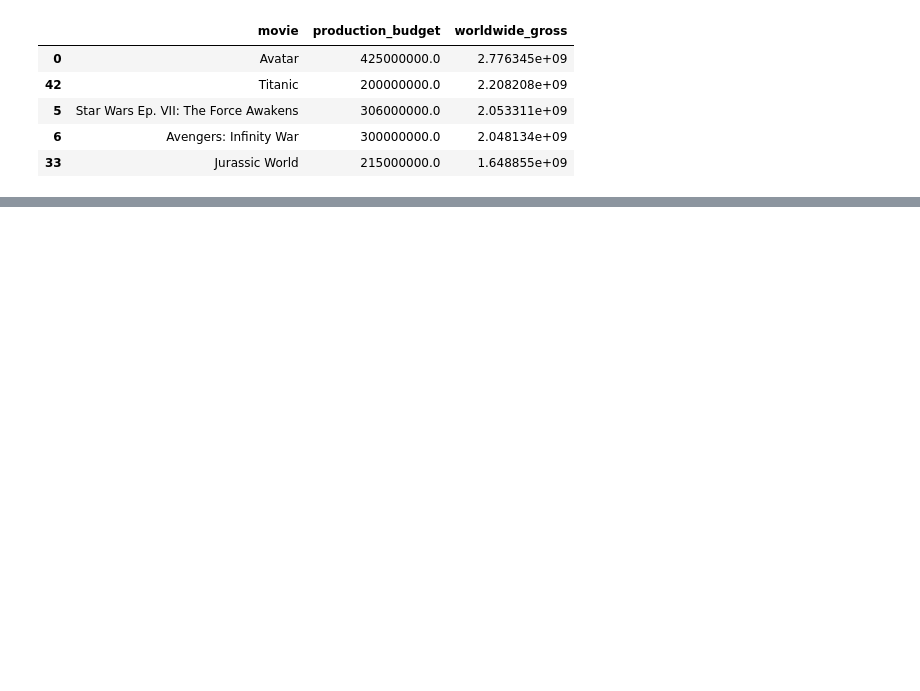
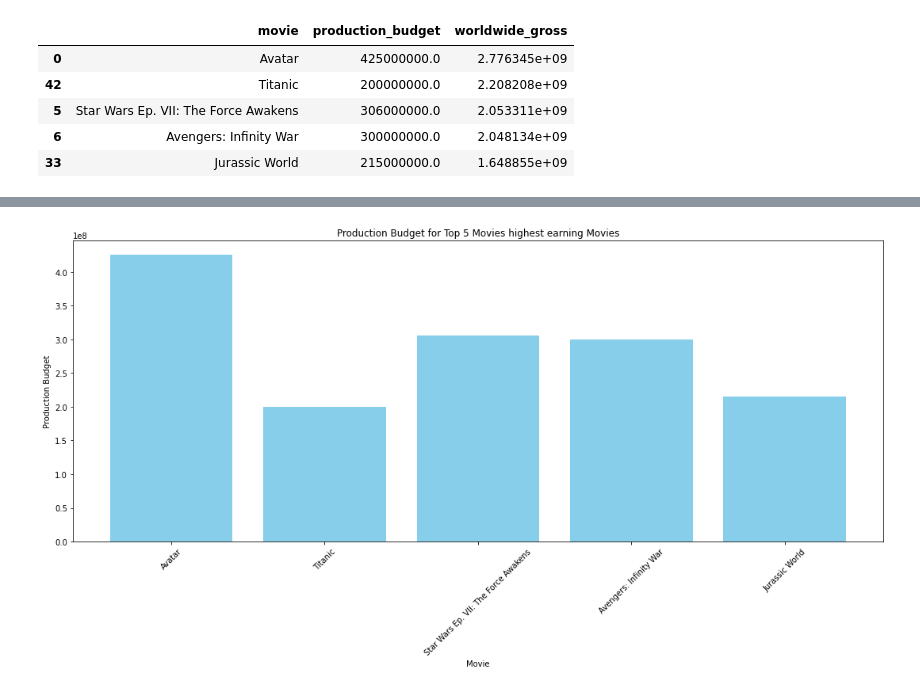
Before and after one commit to EdwinMbuthia/Project1, a Jupyter notebook: index.ipynb, the cells around one changed output, grey strips where cells are left out. Cells and saved outputs as stored; diff of their text form; code cells hidden in the pictures; blank space fills up the shorter version.

```diff
--- a/index.ipynb
+++ b/index.ipynb
@@ -408,0 +420,11 @@ top_5_movies
+# %%
+plt.figure(figsize=(15,8))
+plt.bar(top_5_movies['movie'], top_5_movies['production_budget'], color='skyblue')
+plt.xlabel('Movie')
+plt.ylabel('Production Budget')
+plt.title('Production Budget for Top 5 Movies highest earning Movies')
+plt.xticks(rotation=45)
+plt.tight_layout()
+plt.show()
+# %% [output]
+[figure, added]
```
Also changed, not shown: parts of 1 cell of this notebook.
